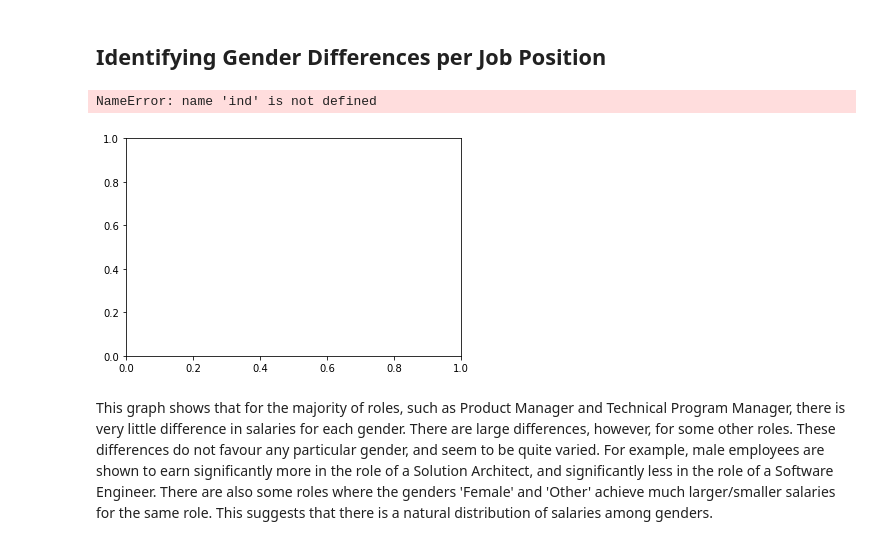
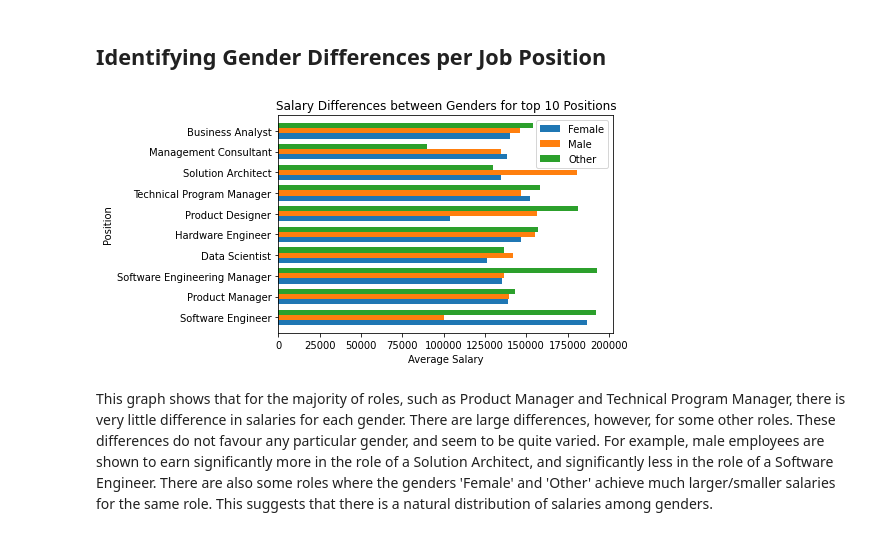
Before and after one commit to scummins00/ca4022_assignment_3, a Jupyter notebook: book/_build/jupyter_execute/Impact of Social Factors on Salary.ipynb, the cells around one changed output. Saved outputs shown, nothing was run; the diff lists cells and outputs as text; code cells hidden in the pictures.

```diff
--- a/book/_build/jupyter_execute/Impact of Social Factors on Salary.ipynb
+++ b/book/_build/jupyter_execute/Impact of Social Factors on Salary.ipynb
@@ -279,20 +279,22 @@ male_data = filtered_data[filtered_data['gender']=="Male"]
 other_data = filtered_data[filtered_data['gender']=="Other"]
 # %%
 # Plotting a horizontal bar chart for average base salary by position
+ind = np.arange(10)
+width = 0.25
+
 fig, ax = plt.subplots()
 ax.barh(ind, female_data['avg(basesalary)'], width, label='Female')
 ax.barh(ind + width, male_data['avg(basesalary)'], width, label='Male')
 ax.barh(ind + (2*width), other_data['avg(basesalary)'], width, label='Other')
 
 ax.set(yticks=ind + width,
        yticklabels=most_common_titles_list,
        ylim=[2*width - 1, len(most_common_titles_list)],
       title="Salary Differences between Genders for top 10 Positions",
       xlabel="Average Salary",
       ylabel="Position")
 ax.legend();
 # %% [output]
-NameError: name 'ind' is not defined
-[figure, old version]
+[figure, new version]
 # %% [markdown]
 This graph shows that for the majority of roles, such as Product Manager and Technical Program Manager, there is very little difference in salaries for each gender. There are large differences, however, for some other roles. These differences do not favour any particular gender, and seem to be quite varied. For example, male employees are shown to earn significantly more in the role of a Solution Architect, and significantly less in the role of a Software Engineer. There are also some roles where the genders 'Female' and 'Other' achieve much larger/smaller salaries for the same role. This suggests that there is a natural distribution of salaries among genders.
```
Also changed, not shown: 6 other files.
